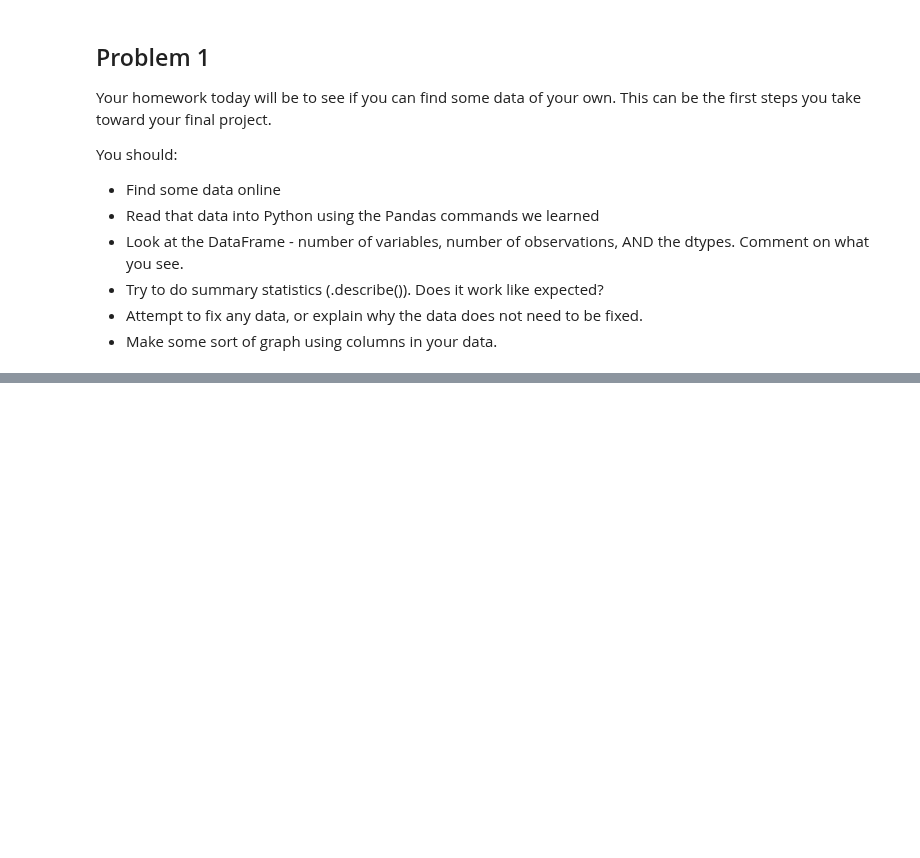
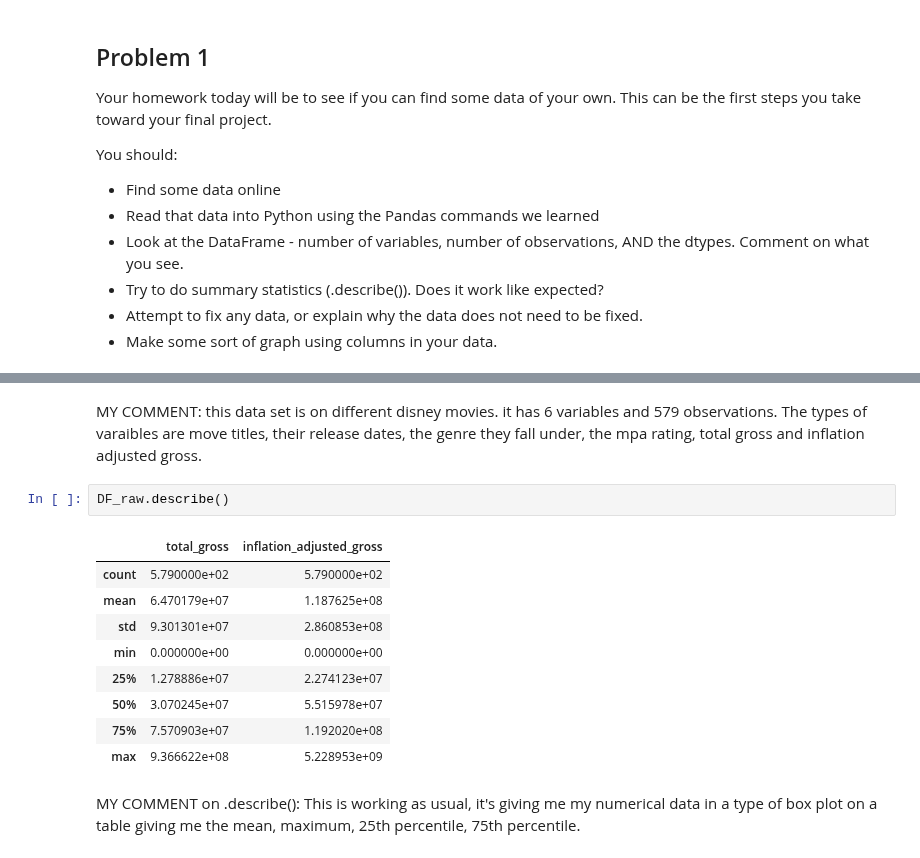
Before and after one commit to ehernandez0904/Data-101-Fall-2025, a Jupyter notebook: Day8/Day8-HW.ipynb, the cells around one changed output, grey strips where cells are left out. Cells and saved outputs as stored; diff of their text form; blank space fills up the shorter version.

```diff
--- a/Day8/Day8-HW.ipynb
+++ b/Day8/Day8-HW.ipynb
@@ -232,0 +257,16 @@ FileNotFoundError: [Errno 2] No such file or directory: 'as-dec-19-general-abort
+# %% [markdown]
+MY COMMENT: this data set is on different disney movies. it has 6 variables and 579 observations. The types of varaibles are move titles, their release dates, the genre they fall under, the mpa rating, total gross and inflation adjusted gross.
+# %%
+DF_raw.describe()
+# %% [output]
+|  | total_gross | inflation_adjusted_gross |
+| count | 5.790000e+02 | 5.790000e+02 |
+| mean | 6.470179e+07 | 1.187625e+08 |
+| std | 9.301301e+07 | 2.860853e+08 |
+| min | 0.000000e+00 | 0.000000e+00 |
+| 25% | 1.278886e+07 | 2.274123e+07 |
+| 50% | 3.070245e+07 | 5.515978e+07 |
+| 75% | 7.570903e+07 | 1.192020e+08 |
+| max | 9.366622e+08 | 5.228953e+09 |
+# %% [markdown]
+MY COMMENT on .describe(): This is working as usual, it's giving me my numerical data in a type of box plot on a table giving me the mean, maximum, 25th percentile, 75th percentile.
```
Also changed, not shown: parts of 7 cells of this notebook.
